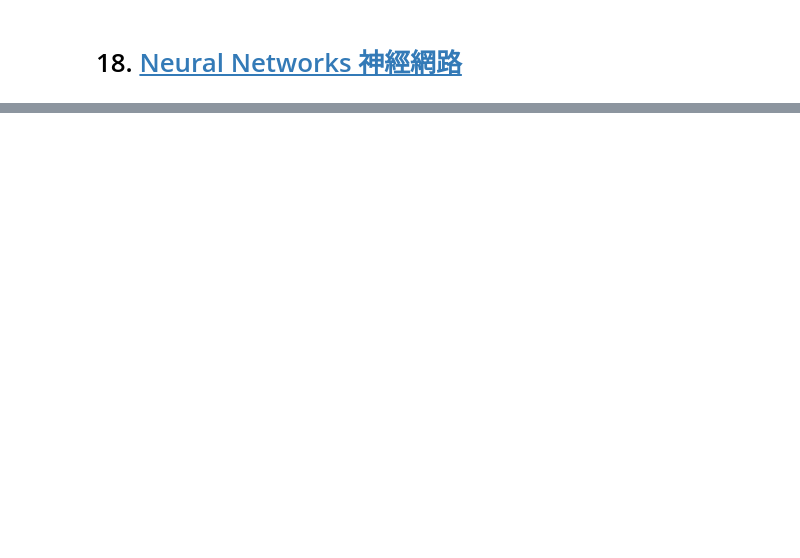
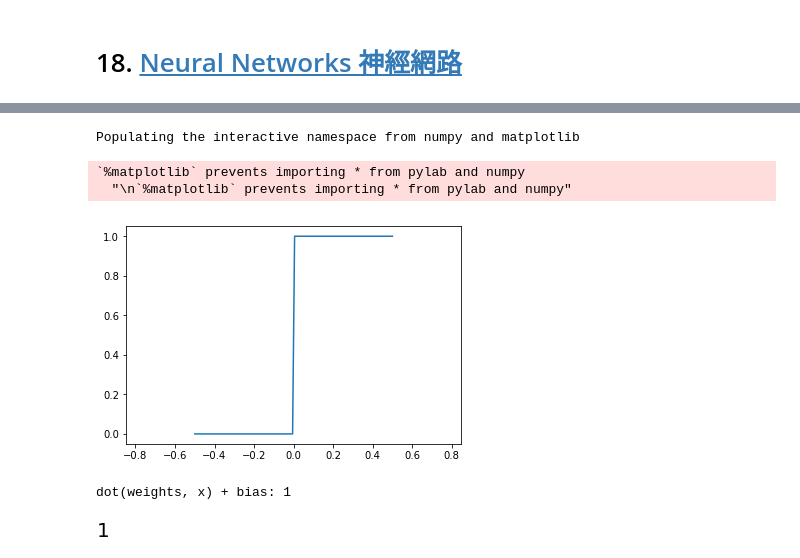
Before and after one commit to Wei1234c/Data_Science_from_Scratch, a Jupyter notebook: notebooks/18. Neural Networks 神經網路.ipynb, the cells around one changed output, grey strips where cells are left out. Saved outputs shown, nothing was run; the diff lists cells and outputs as text; code cells hidden in the pictures; blank space fills up the shorter version.

```diff
--- a/notebooks/18. Neural Networks 神經網路.ipynb
+++ b/notebooks/18. Neural Networks 神經網路.ipynb
@@ -6,0 +3,10 @@ Populating the interactive namespace from numpy and matplotlib
+# %%
+%pylab inline
+from sympy import *
+init_printing(use_unicode=True)
+
+from sympy.plotting import plot
+# %% [output]
+Populating the interactive namespace from numpy and matplotlib
+`%matplotlib` prevents importing * from pylab and numpy
+  "\n`%matplotlib` prevents importing * from pylab and numpy"
@@ -6,0 +25,23 @@ Populating the interactive namespace from numpy and matplotlib
+# %%
+def step_function(x):
+    return 1 if x >= 0 else 0
+
+x = np.linspace(-.5, .5, 100)
+plt.plot(x, list(map(step_function, x)))
+plt.axis('equal');
+# %% [output]
+[figure, added]
+# %%
+def perceptron_output(weights, bias, x):
+    """returns 1 if the perceptron 'fires', 0 if not"""
+    return step_function(dot(weights, x) + bias)
+
+weights = [2, 2]
+bias = -3
+x = [1, 1]
+
+print('dot(weights, x) + bias:', dot(weights, x) + bias)
+perceptron_output(weights, bias, x)
+# %% [output]
+dot(weights, x) + bias: 1
+[figure, added]
```
Also changed, not shown: parts of 27 cells of this notebook, 11 other files.
